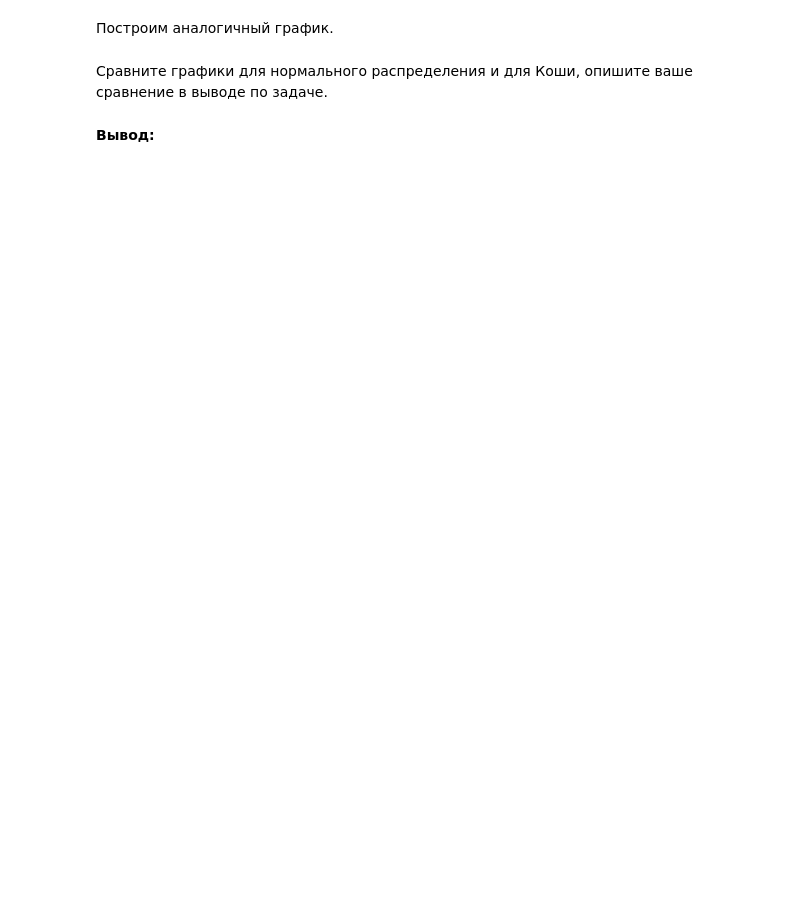
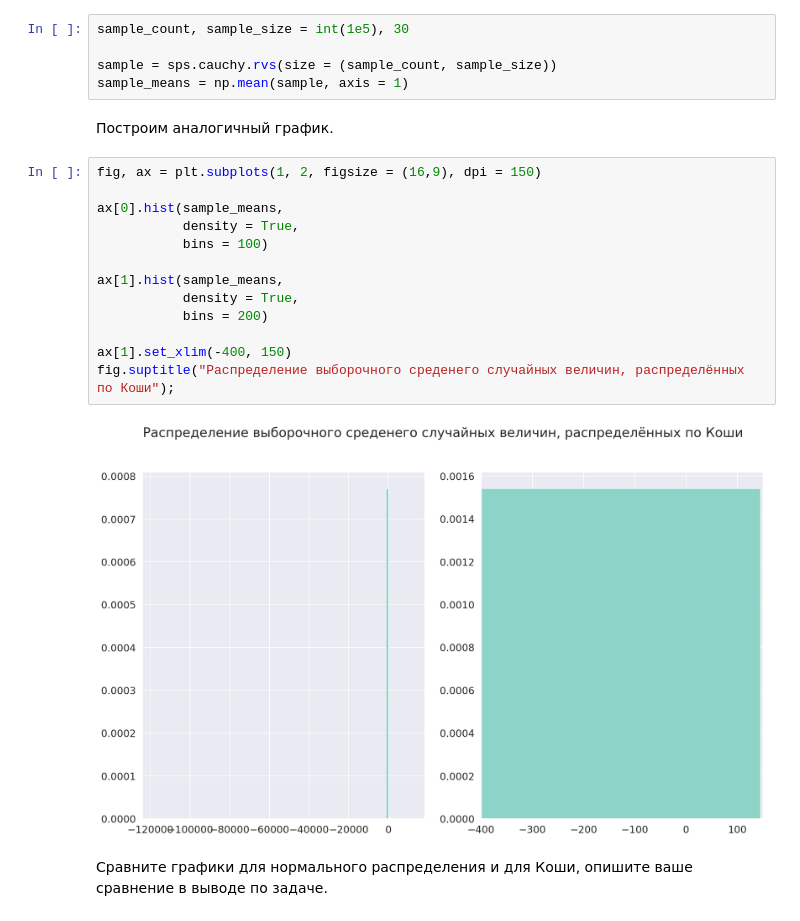
Before and after one commit to ShmakovVladimir/MLfirstSteps, a Jupyter notebook: seminar_4/hw4_part1.ipynb, the cells around one changed output. Drawn from its saved outputs; the diff is of its cells as text; blank space fills up the shorter version.

```diff
--- a/seminar_4/hw4_part1.ipynb
+++ b/seminar_4/hw4_part1.ipynb
@@ -184,6 +278,24 @@ plt.legend();
+# %%
+sample_count, sample_size = int(1e5), 30
+
+sample = sps.cauchy.rvs(size = (sample_count, sample_size))
+sample_means = np.mean(sample, axis = 1)
 # %% [markdown]
 Построим аналогичный график.
+# %%
+fig, ax = plt.subplots(1, 2, figsize = (16,9), dpi = 150)
+
+ax[0].hist(sample_means,
+           density = True,
+           bins = 100)
+
+ax[1].hist(sample_means,
+           density = True,
+           bins = 200)
+
+ax[1].set_xlim(-400, 150)
+fig.suptitle("Распределение выборочного среденего случайных величин, распределённых по Коши");
+# %% [output]
+[figure, added]
 # %% [markdown]
 Сравните графики для нормального распределения и для Коши, опишите ваше сравнение в выводе по задаче.
-# %% [markdown]
-**Вывод:**
```
Also changed, not shown: parts of 22 cells of this notebook, 12 other files.
